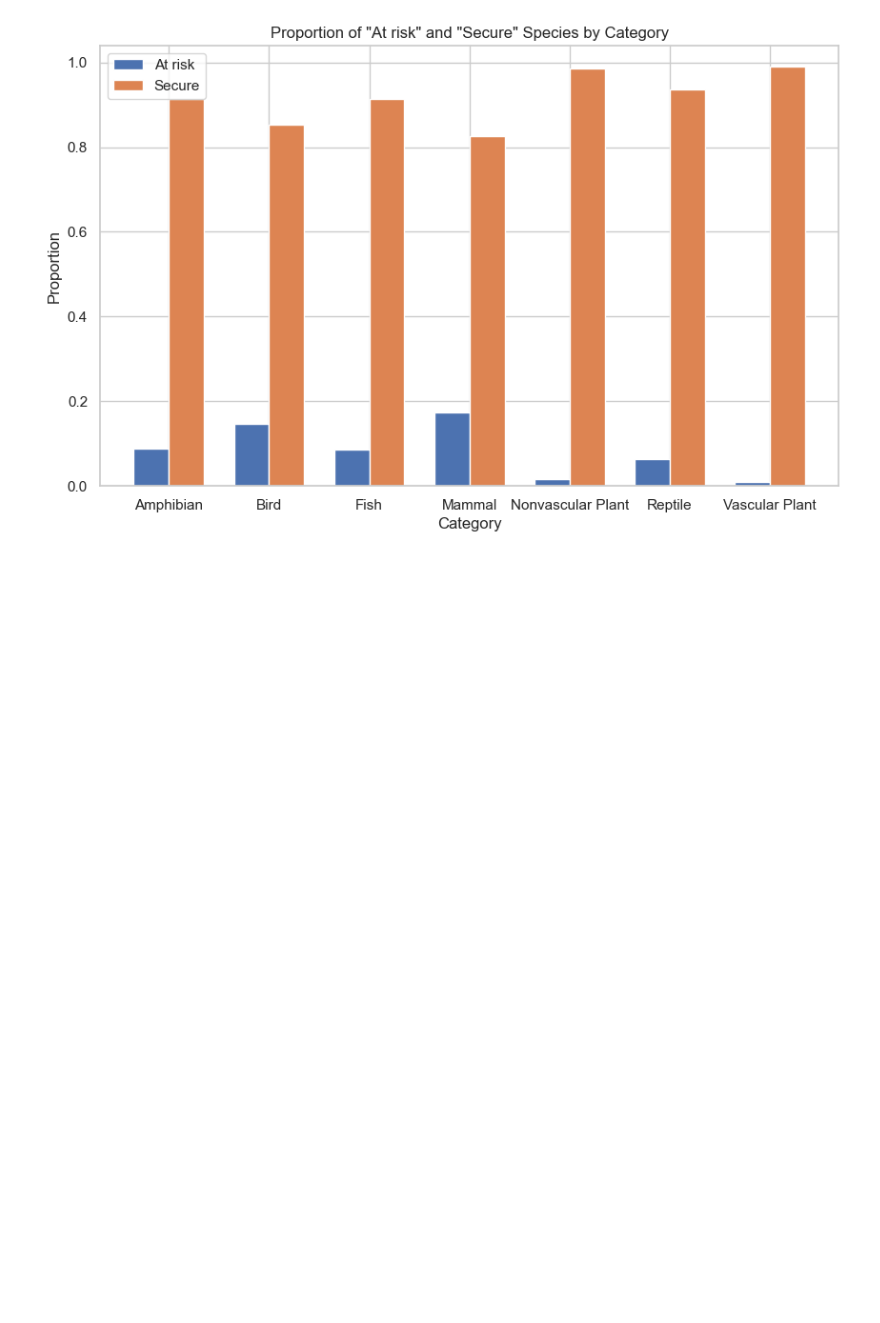
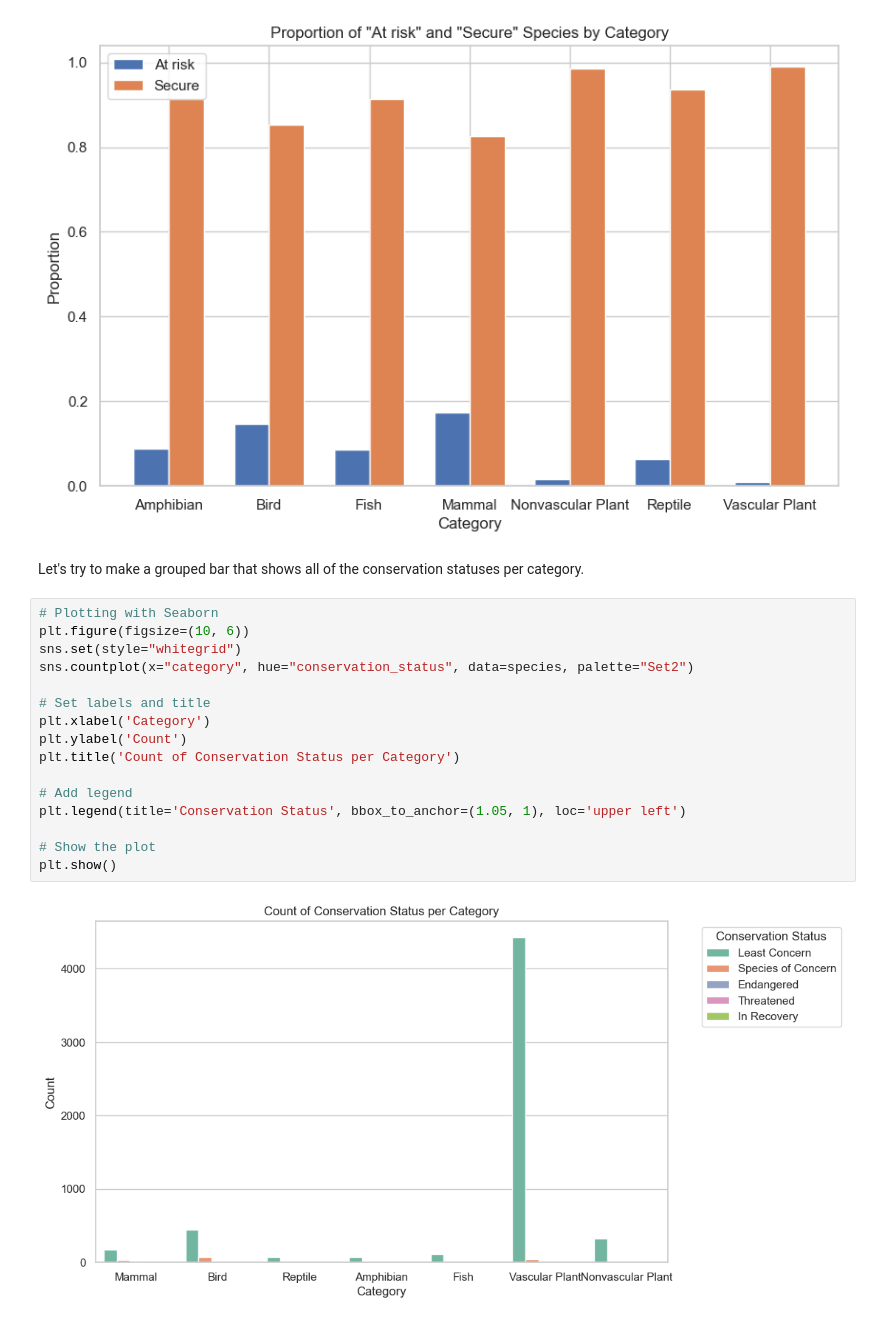
Before and after one commit to Freston1605/biodiversity_starter, a Jupyter notebook: biodiversity.ipynb, the cells around one changed output. Drawn from its saved outputs; the diff is of its cells as text; blank space fills up the shorter version.

```diff
--- a/biodiversity.ipynb
+++ b/biodiversity.ipynb
@@ -192,3 +185,23 @@ plt.savefig(output_file_path, bbox_inches='tight')
 plt.show()
 # %% [output]
 [figure]
+# %% [markdown]
+Let's try to make a grouped bar that shows all of the conservation statuses per category.
+# %%
+# Plotting with Seaborn
+plt.figure(figsize=(10, 6))
+sns.set(style="whitegrid")
+sns.countplot(x="category", hue="conservation_status", data=species, palette="Set2")
+
+# Set labels and title
+plt.xlabel('Category')
+plt.ylabel('Count')
+plt.title('Count of Conservation Status per Category')
+
+# Add legend
+plt.legend(title='Conservation Status', bbox_to_anchor=(1.05, 1), loc='upper left')
+
+# Show the plot
+plt.show()
+# %% [output]
+[figure, added]
```
Also changed, not shown: parts of 6 cells of this notebook, 11 other files.
